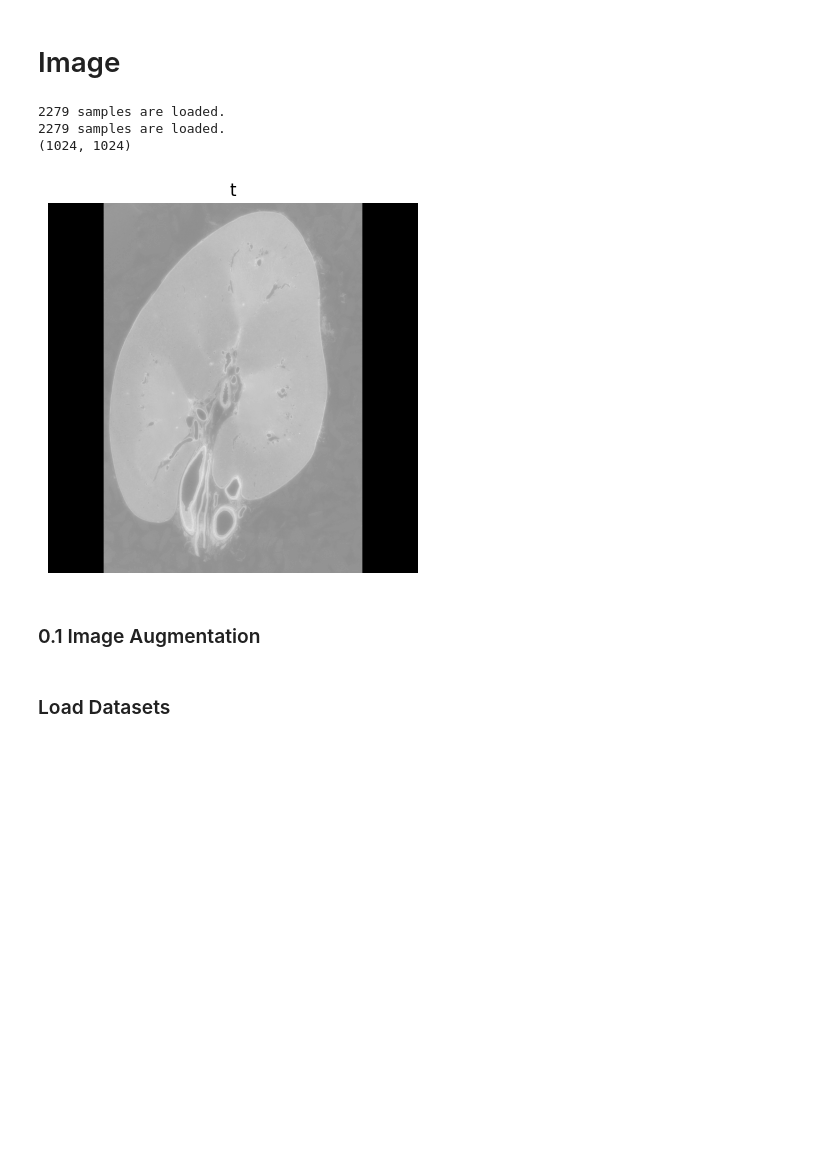
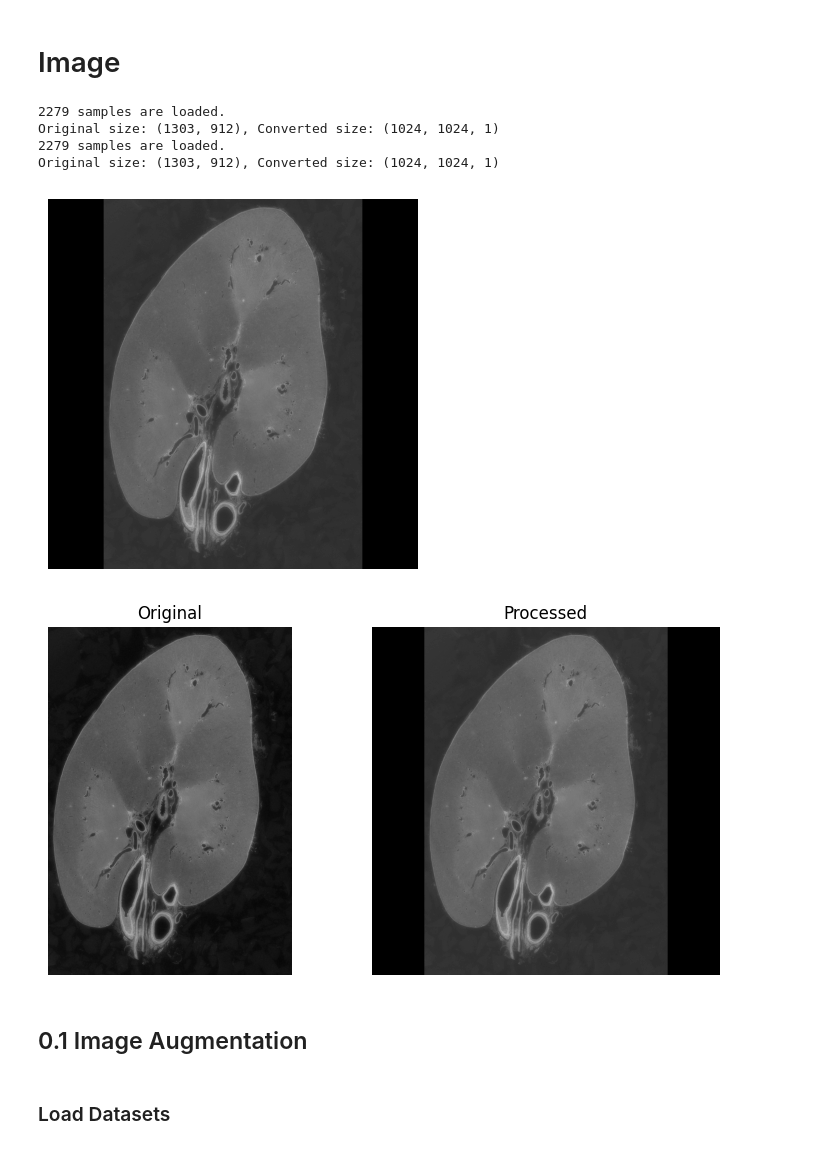
Before and after one commit to Kaggler-uofa/jin, a Jupyter notebook: dataset.ipynb, the cells around one changed output. Drawn from its saved outputs; the diff is of its cells as text; code cells hidden in the pictures; blank space fills up the shorter version.

Commit message:
customDataset change gamma

```diff
--- a/dataset.ipynb
+++ b/dataset.ipynb
@@ -134,36 +135,77 @@ def display_image(image, title):
+# %%
+def display_image(images, titles=None, max_cols=4):
+    # Wrap single image in a list
+    if not isinstance(images, list):
+        images = [images]
+        titles = [titles] if titles is not None else titles
+
+    if titles is not None and not isinstance(titles, list):
+        raise TypeError("Titles should be provided as a list or a single title for a single image.")
+
+    if titles and len(images) != len(titles):
+        raise ValueError("Every image should have a corresponding title.")
+
+    num_images = len(images)
+    cols = min(num_images, max_cols)
+    rows = num_images // cols + (num_images % cols > 0)
+    fig, axes = plt.subplots(rows, cols, figsize=(cols * 4, rows * 4))
+    if rows == 1 or cols == 1:
+        axes = np.array([axes])
+
+    axes = axes.flatten()[:num_images]  # Limit to the number of images to avoid blank subplots
+
+    for ax, img, title in zip(axes, images, titles or [None]*num_images):
+        if isinstance(img, torch.Tensor):
+            img = img.cpu().numpy()
+            if img.ndim == 3 and img.shape[0] in [1, 3, 4]:
+                img = img.transpose(1, 2, 0)
+            if img.ndim == 3 and img.shape[2] == 1:
+                img = img.squeeze(2)
+
+        ax.imshow(img, cmap='gray')
+        if title:
+            ax.set_title(title)
+        ax.axis('off')
+
+    plt.tight_layout()
+    plt.show()
 # %%
 
 # first_image = tifffile.imread(image_files[981])
 # first_label = tifffile.imread(label_files[981])
 
 # is_image = isinstance(first_image, np.ndarray)
 # is_mask = isinstance(first_label, np.ndarray)
 # print(is_image, is_mask)
 
 # # Convert tensor floats32
 # first_image_tensor = torch.from_numpy(first_image.astype(np.float32))
 # first_label_tensor = torch.from_numpy(first_label.astype(np.float32))
 
 # display_image(first_image_tensor)
 # display_image(first_label_tensor)
 
 # is_image_tensor = isinstance(first_image_tensor, torch.Tensor)
 # is_mask_tensor = isinstance(first_label_tensor, torch.Tensor)
 # print(is_image_tensor, is_mask_tensor)
 
 image_path = os.path.join(CFG.TRAIN_DATASET_DIRECTORY, "images")
 mask_path = os.path.join(CFG.TRAIN_DATASET_DIRECTORY, "labels")
-image_dataset = CustomDataset(image_path, CFG.INPUT_IMAGE_SIZE)
+image_dataset = CustomDataset(image_path, CFG.INPUT_IMAGE_SIZE, gamma=3)
 mask_dataset = CustomDataset(mask_path, CFG.INPUT_IMAGE_SIZE)
-print(image_dataset[0][0].shape)
-display_image(image_dataset[900][0], "t")
+display_image(image_dataset[900][0])
+
+original_image = io.imread(os.path.join(image_path, "0900.tif"))
+display_image([original_image, image_dataset[900][0]], ["Original", "Processed"])
 # %% [output]
 2279 samples are loaded.
+Original size: (1303, 912), Converted size: (1024, 1024, 1)
 2279 samples are loaded.
-(1024, 1024)
+Original size: (1303, 912), Converted size: (1024, 1024, 1)
-[figure, old version]
+[figure, new version]
+[figure, added]
 # %% [markdown]
-### 0.1 Image Augmentation
+## 0.1 Image Augmentation
 # %%
 def Augement_image(image, mask):
 
```
Also changed, not shown: parts of 4 cells of this notebook.
